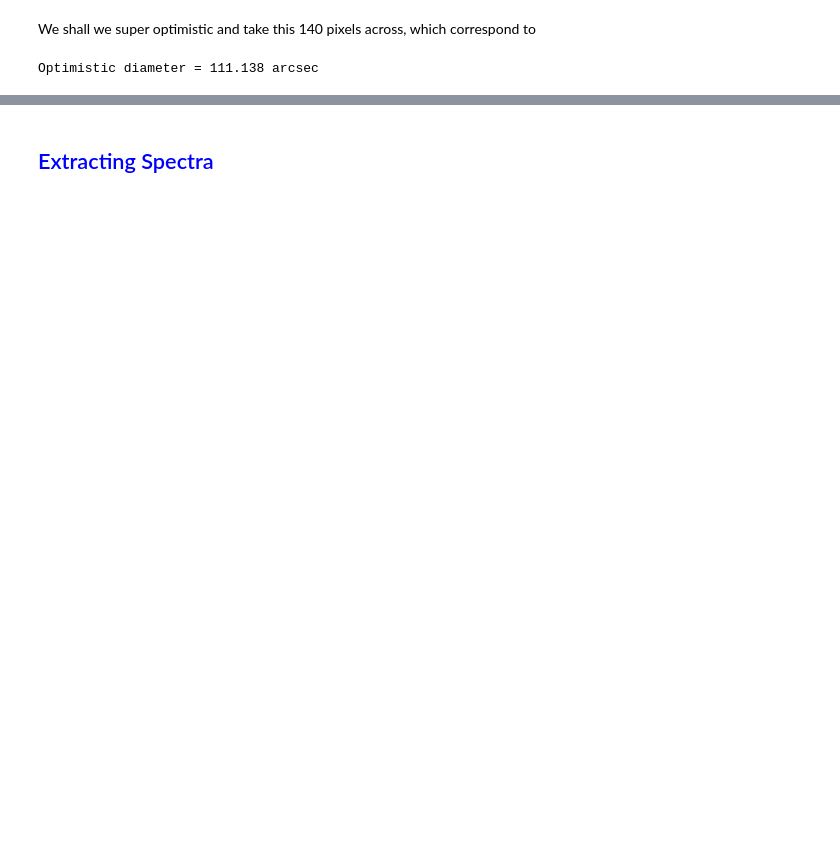
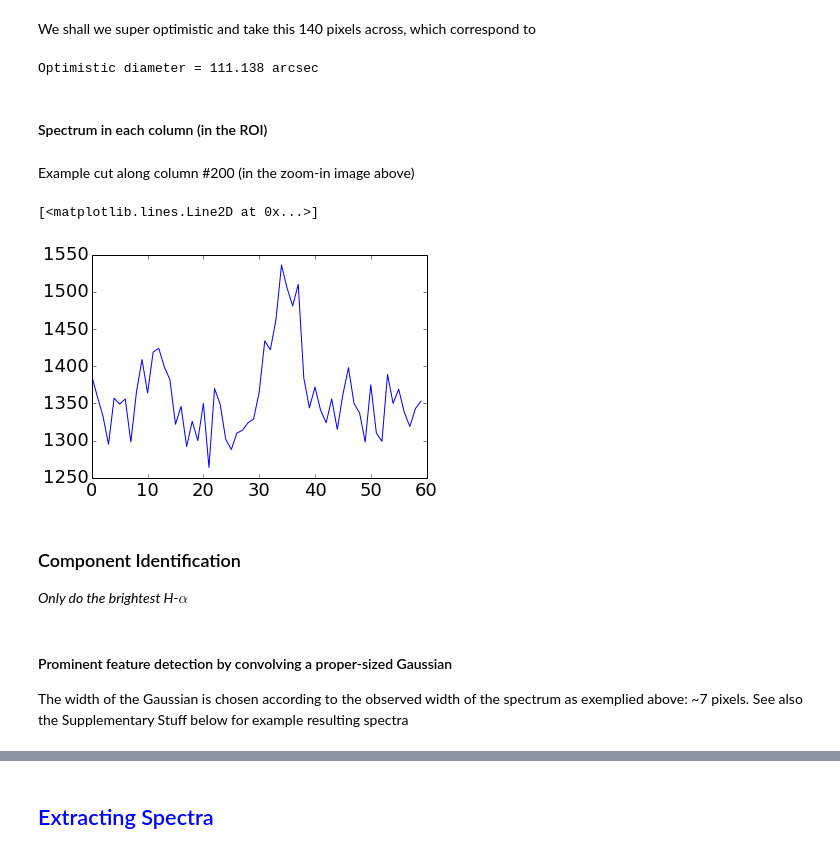
Before and after one commit to Mipanox/PHYS301, a Jupyter notebook: Project/SpecAna.ipynb, the cells around one changed output, grey strips where cells are left out. Saved outputs shown, nothing was run; the diff lists cells and outputs as text; code cells hidden in the pictures; blank space fills up the shorter version.

```diff
--- a/Project/SpecAna.ipynb
+++ b/Project/SpecAna.ipynb
@@ -66,3 +69,24 @@ We shall we super optimistic and take this 140 pixels across, which correspond t
 print 'Optimistic diameter = {0:.3f}'.format(140*plate_scale)
 # %% [output]
 Optimistic diameter = 111.138 arcsec
+# %% [markdown]
+#### Spectrum in each column (in the ROI)
+# %%
+M82_data_roi = np.copy(M82_data[roi_y[0]:roi_y[1],roi_x[0]:roi_x[1]])
+
+M82_spec = []
+for i in range(M82_data_roi.shape[1]):
+    M82_spec.append(M82_data_roi[:,i])
+# %% [markdown]
+Example cut along column #200 (in the zoom-in image above)
+# %%
+plt.plot(M82_spec[50])
+# %% [output]
+[<matplotlib.lines.Line2D at 0x...>]
+[figure, added]
+# %% [markdown]
+### Component Identification
+_Only do the brightest H-$\alpha$_
+# %% [markdown]
+#### Prominent feature detection by convolving a proper-sized Gaussian
+The width of the Gaussian is chosen according to the observed width of the spectrum as exemplied above: ~7 pixels. See also the Supplementary Stuff below for example resulting spectra
```
Also changed, not shown: parts of 20 cells of this notebook, 1 other file.
